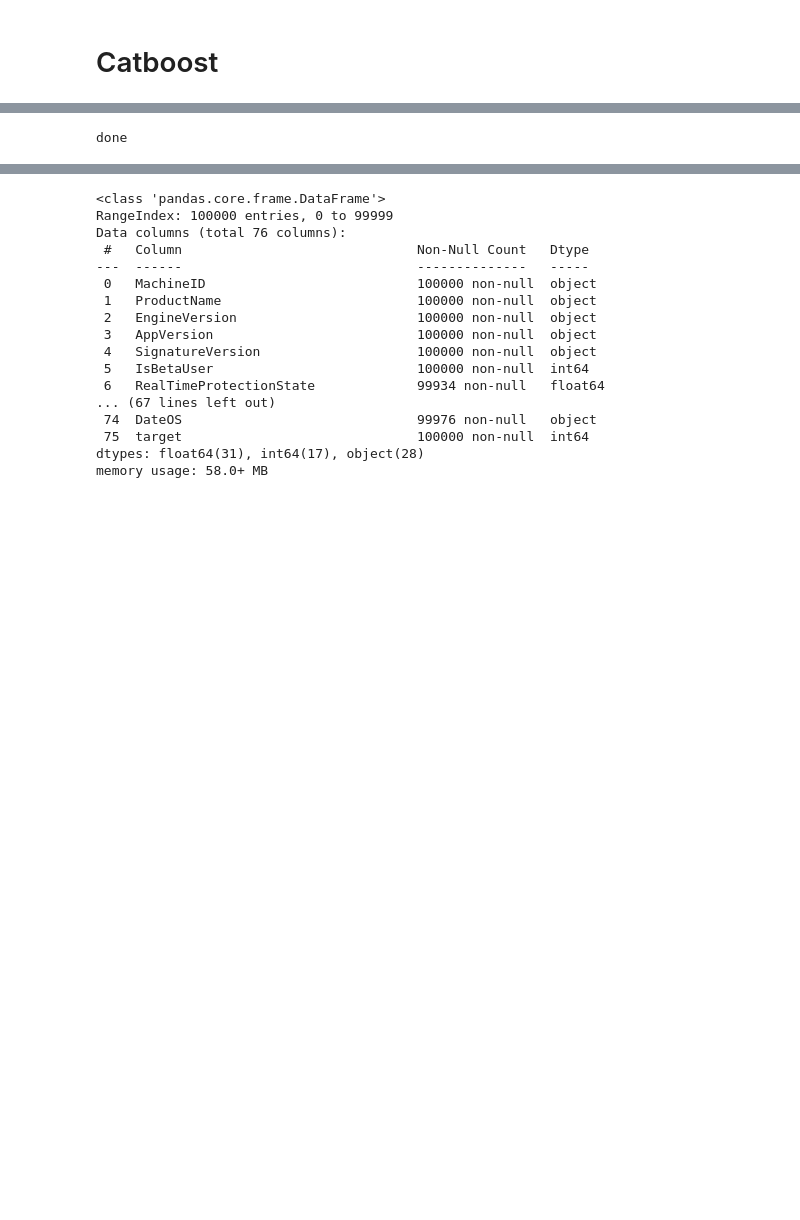
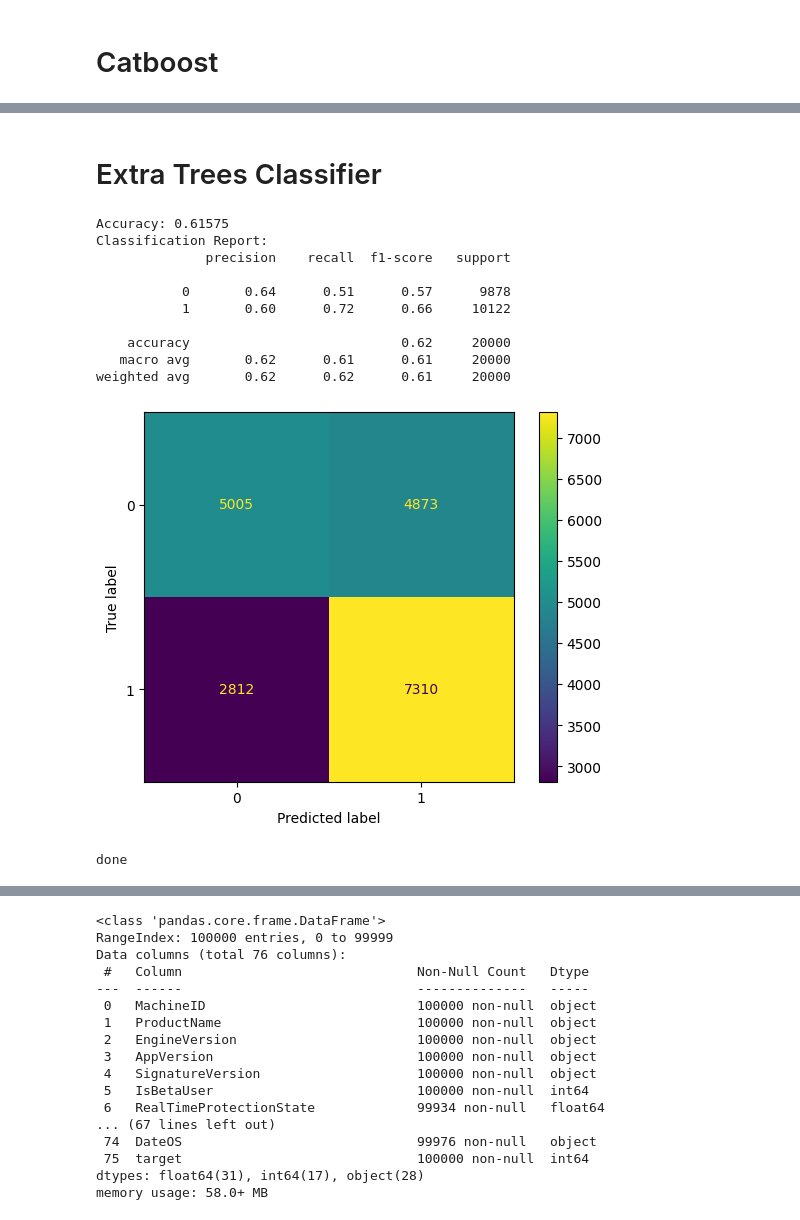
Before and after one commit to rohitblpprajapat/MLP, a Jupyter notebook: 22f1001536-notebook-t12025.ipynb, the cells around one changed output, grey strips where cells are left out. Saved outputs shown, nothing was run; the diff lists cells and outputs as text; code cells hidden in the pictures; blank space fills up the shorter version.

```diff
--- a/22f1001536-notebook-t12025.ipynb
+++ b/22f1001536-notebook-t12025.ipynb
@@ -245,14 +227,62 @@ weighted avg       0.63      0.63      0.63     20000
 # %%
-# Submission
+# # Submission
 
-pred = cat_model.predict(test_data_preprocessed)
-submission = pd.DataFrame({'id': range(10000),
-                          'target': pred})
+# pred = cat_model.predict(test_data_preprocessed)
+# submission = pd.DataFrame({'id': range(10000),
+#                           'target': pred})
 
-submission.to_csv("submission.csv", index=False)
-print("done")
+# submission.to_csv("submission.csv", index=False)
+# print("done")
-# %% [output]
-done
+# %% [markdown]
+# Extra Trees Classifier
+# %%
+from sklearn.ensemble import ExtraTreesClassifier
+import matplotlib.pyplot as plt
+from sklearn.metrics import accuracy_score, classification_report, confusion_matrix, ConfusionMatrixDisplay
+
+# Initialize and train the Extra Trees model
+extra_trees = ExtraTreesClassifier(n_estimators=300, max_depth=15, random_state=42)
+extra_trees.fit(X_train, y_train)
+
+# Make predictions
+y_pred = extra_trees.predict(X_test)
+
+# Evaluate the model
+accuracy = accuracy_score(y_test, y_pred)
+report = classification_report(y_test, y_pred)
+
+print(f'Accuracy: {accuracy}')
+print('Classification Report:')
+print(report)
+
+# Confusion Matrix
+cm = confusion_matrix(y_test, y_pred)
+disp = ConfusionMatrixDisplay(confusion_matrix=cm, display_labels=extra_trees.classes_)
+disp.plot()
+plt.show()
+# %% [output]
+Accuracy: 0.61575
+Classification Report:
+              precision    recall  f1-score   support
+
+           0       0.64      0.51      0.57      9878
+           1       0.60      0.72      0.66     10122
+
+    accuracy                           0.62     20000
+   macro avg       0.62      0.61      0.61     20000
+weighted avg       0.62      0.62      0.61     20000
+[figure, added]
+# %%
+# Submission
+
+pred = extra_trees.predict(test_data_preprocessed)
+submission = pd.DataFrame({'id': range(10000),
+                          'target': pred})
+
+submission.to_csv("submission.csv", index=False)
+print("done")
+# %% [output]
+done
 # %%
 # pd.DataFrame(train_data.isna().sum())
 # %%
```
Also changed, not shown: parts of 1 cell of this notebook.
